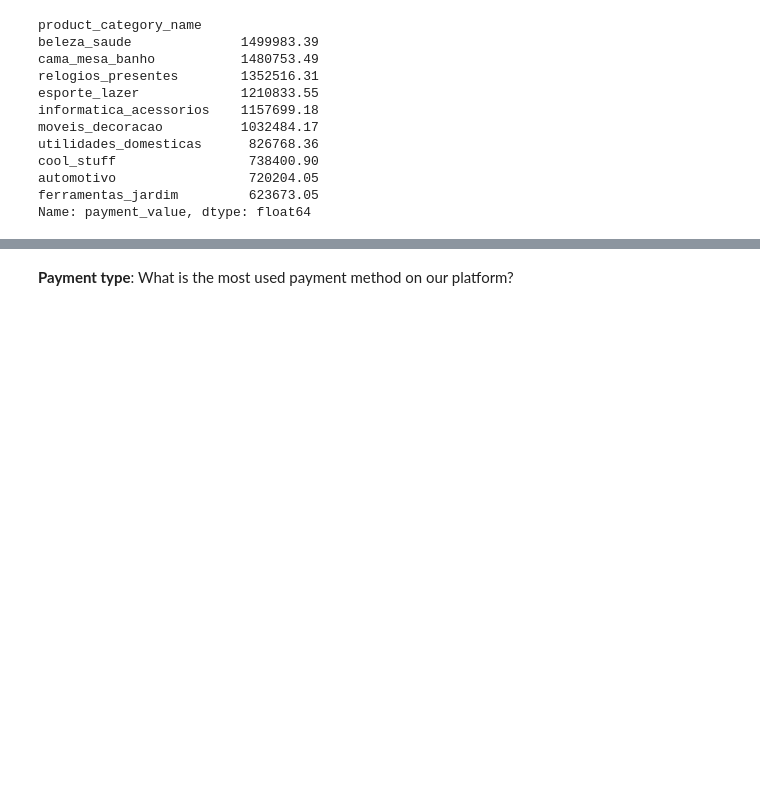
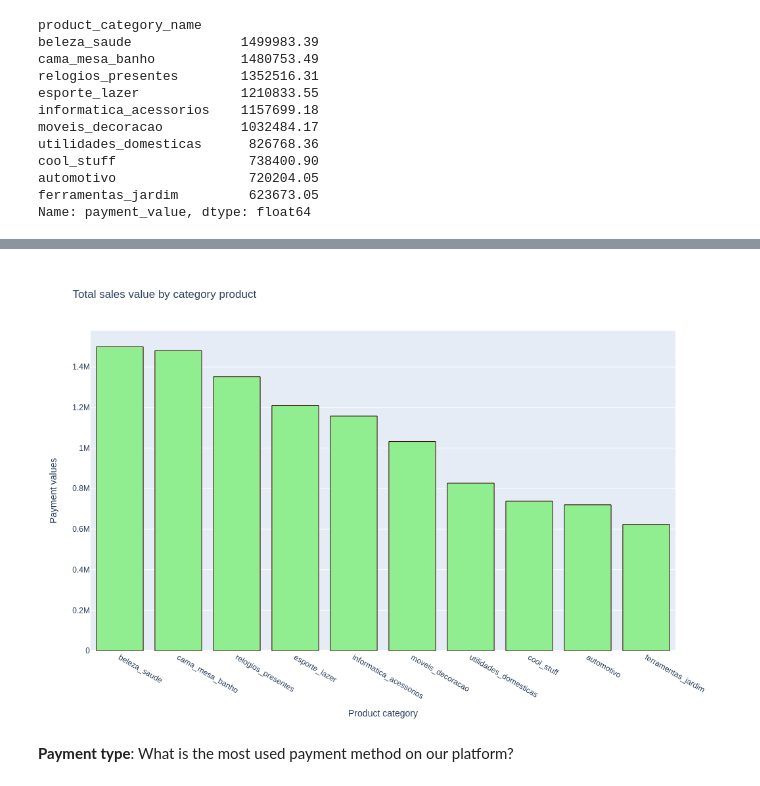
Before and after one commit to robsoncserafim/Olist_project, a Jupyter notebook: Olist_project_Bigtable_and_ML.ipynb, the cells around one changed output, grey strips where cells are left out. Drawn from its saved outputs; the diff is of its cells as text; code cells hidden in the pictures; blank space fills up the shorter version.

```diff
--- a/Olist_project_Bigtable_and_ML.ipynb
+++ b/Olist_project_Bigtable_and_ML.ipynb
@@ -357,8 +361,10 @@ df_category_values = go.Bar (x = category_values.index,
 
 layout = go.Layout (title = 'Total sales value by category product',
                     xaxis = {'title':'Product category'},
-                    yaxis = {'title':'Payment values'})
+                    yaxis = {'title':'Payment values'},
+                    width=1050,
+                   height=700)
 
 fig = go.Figure (data = df_category_values, layout = layout)
-py.iplot(fig)
+fig.show('png')
 # %% [output]
@@ -366,3 +371,4 @@ py.iplot(fig)
+[figure, added]
 # %% [markdown]
 **Payment type**: What is the most used payment method on our platform?
 # %%
```
Also changed, not shown: parts of 11 cells of this notebook.
